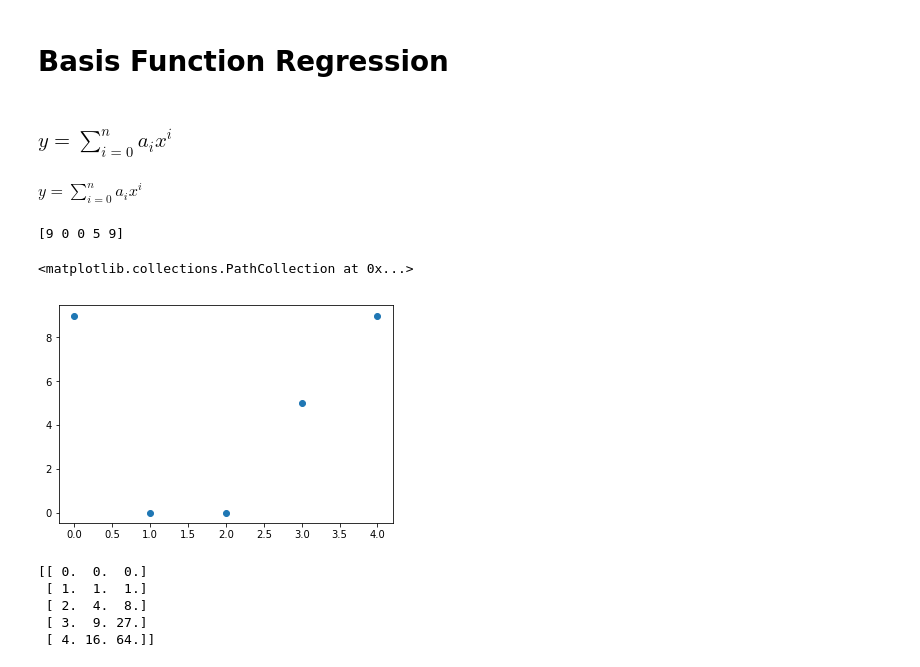
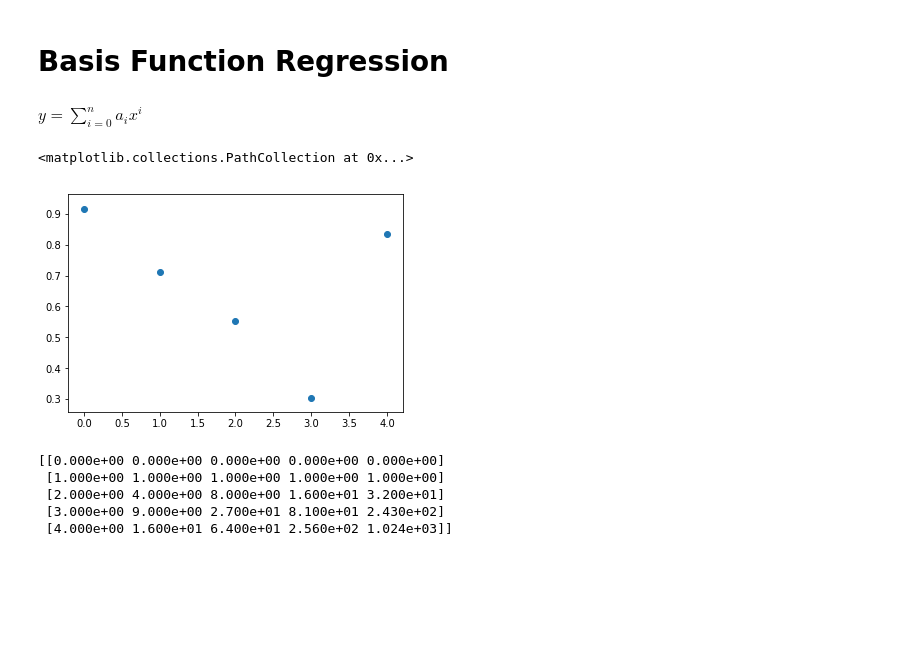
Before and after one commit to wuling31715/2018-NCCU-Machine-Learning, a Jupyter notebook: algorithm/linear_regression/demo.ipynb, the cells around one changed output. Drawn from its saved outputs; the diff is of its cells as text; code cells hidden in the pictures; blank space fills up the shorter version.

```diff
--- a/algorithm/linear_regression/demo.ipynb
+++ b/algorithm/linear_regression/demo.ipynb
@@ -38,29 +38,27 @@ print(model.score(x[:, np.newaxis], y))
 # %% [markdown]
 # Basis Function Regression
 # %% [markdown]
-### $ y = \sum_{i = 0} ^ {n}{a_i}{x ^ i} $
+$
+y = \sum_{i = 0} ^ {n}{a_i}{x ^ i}
+$
-# %% [markdown]
-$ y = \sum_{i = 0} ^ {n}{a_i}{x ^ i} $
 # %%
 from sklearn.preprocessing import PolynomialFeatures
 x = np.array([x for x in range(5)])
-y = np.random.randint(10, size=5)
-print(y)
+y = rng.rand(5)
 plt.scatter(x, y)
 # %% [output]
-[9 0 0 5 9]
+<matplotlib.collections.PathCollection at 0x...>
-<matplotlib.collections.PathCollection at 0x...>
-[figure, old version]
+[figure, new version]
 # %%
-poly = PolynomialFeatures(3, include_bias=False)
+poly = PolynomialFeatures(5, include_bias=False)
 x2 = poly.fit_transform(x[:, None])
 print(x2)
 # %% [output]
-[[ 0.  0.  0.]
- [ 1.  1.  1.]
- [ 2.  4.  8.]
- [ 3.  9. 27.]
- [ 4. 16. 64.]]
+[[0.000e+00 0.000e+00 0.000e+00 0.000e+00 0.000e+00]
+ [1.000e+00 1.000e+00 1.000e+00 1.000e+00 1.000e+00]
+ [2.000e+00 4.000e+00 8.000e+00 1.600e+01 3.200e+01]
+ [3.000e+00 9.000e+00 2.700e+01 8.100e+01 2.430e+02]
+ [4.000e+00 1.600e+01 6.400e+01 2.560e+02 1.024e+03]]
 # %%
 model = LinearRegression()
 model.fit(x2, y)
```
Also changed, not shown: parts of 19 cells of this notebook.
